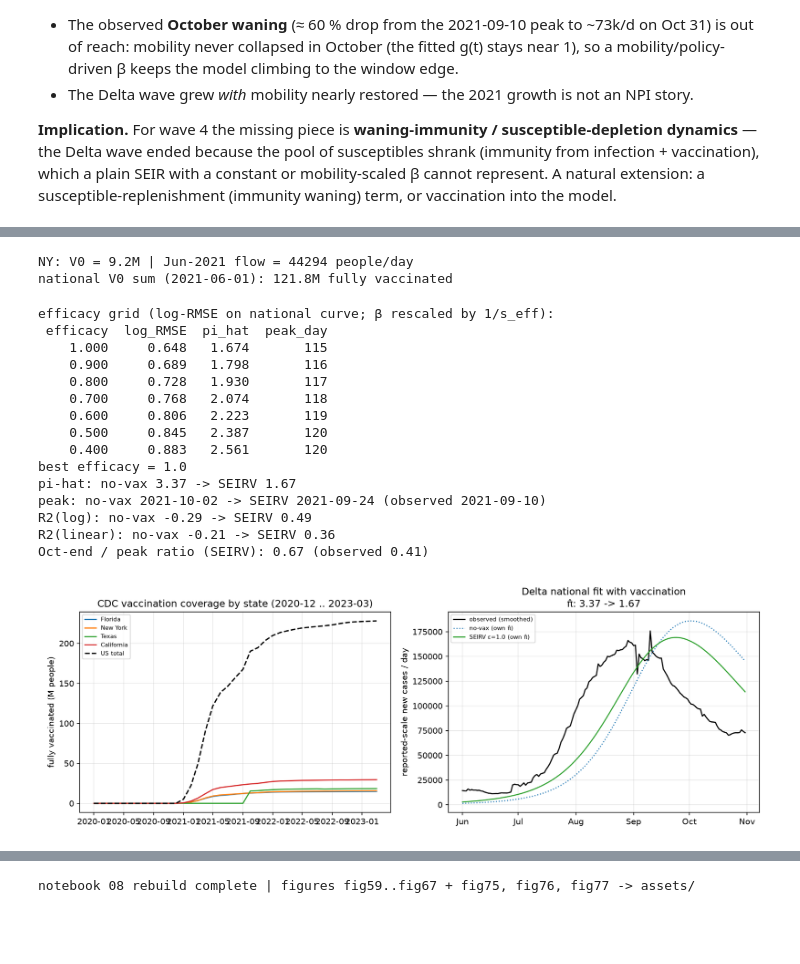
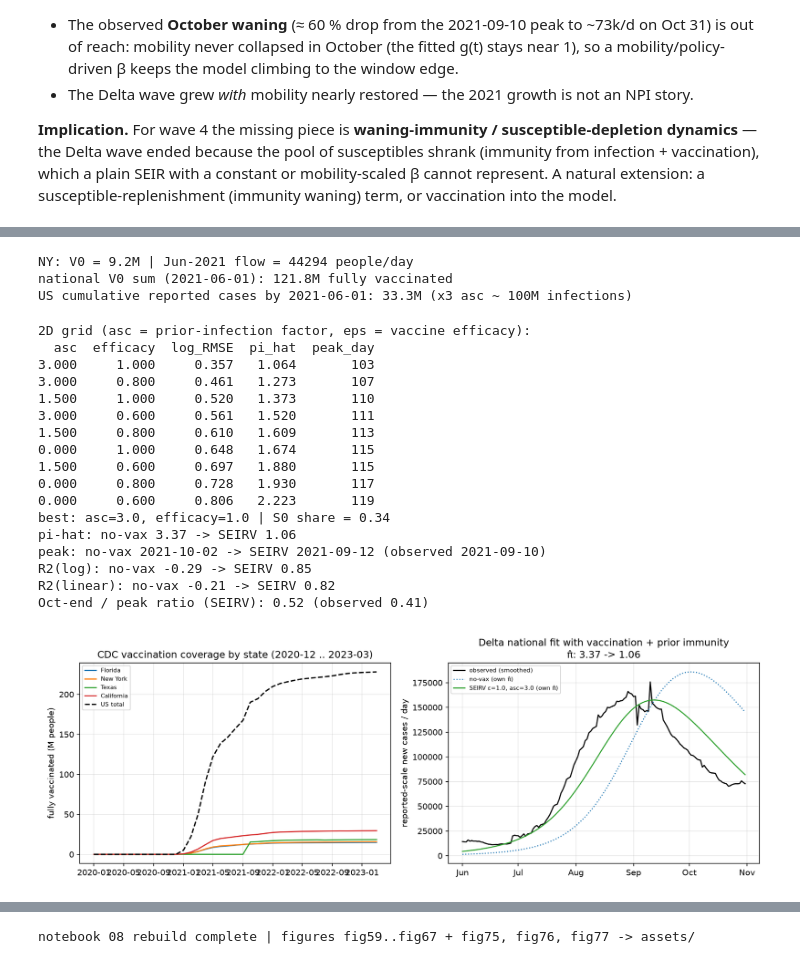
Before and after one commit to Zikai311/US_COVID, a Jupyter notebook: notebooks/08_metapopulation.ipynb, the cells around one changed output, grey strips where cells are left out. Drawn from its saved outputs; the diff is of its cells as text; code cells hidden in the pictures; blank space fills up the shorter version.

Commit message:
nb08 §8.14: prior-infection immunity (R_init, asc=3); final Delta fit R2(log) +0.85, peak 09-12, pi-hat 1.06

```diff
--- a/notebooks/08_metapopulation.ipynb
+++ b/notebooks/08_metapopulation.ipynb
@@ -876,20 +878,31 @@ V0_raw = {s: float(cum.loc[s, '2021-05']) for s in JURISDICTIONS}  # cumulative
 print('NY: V0 = %.1fM | Jun-2021 flow = %.0f people/day'
       % (V0_raw['NY'] / 1e6, flow[JURISDICTIONS.index('NY'), 17]))
 print('national V0 sum (2021-06-01): %.1fM fully vaccinated' % (sum(V0_raw.values()) / 1e6))
+
+# prior-infection immunity: cumulative reported cases up to 2021-05-31
+us['cum_cases'] = us.groupby('state')['new_cases'].cumsum()
+prior_cases = us[us.date <= pd.Timestamp('2021-05-31')].groupby('state')['cum_cases'].max()
+print('US cumulative reported cases by 2021-06-01: %.1fM (x3 asc ~ %.0fM infections)'
+      % (prior_cases.sum() / 1e6, 3 * prior_cases.sum() / 1e6))
 # %% [output]
 NY: V0 = 9.2M | Jun-2021 flow = 44294 people/day
 national V0 sum (2021-06-01): 121.8M fully vaccinated
+US cumulative reported cases by 2021-06-01: 33.3M (x3 asc ~ 100M infections)
 # %%
-def run_vax(eps):
-    # β was fitted from June slopes under no-vaccination; removing ε·V0 from S
-    # would slow the fitted growth, so compensate: β_i' = β_i / s_eff_i
+def run_vax(eps, asc):
+    # β was fitted from Jul-Aug slopes under no vaccination; removing
+    # ε·V0 + asc·prior from S slows the fitted growth, so compensate:
+    # β_i' = β_i / s_eff_i  (s_eff = susceptible share at window start)
     V0 = {s: v * eps for s, v in V0_raw.items()}
-    s_eff = np.array([1.0 - V0[s] / CENSUS_POPULATIONS[s] for s in JURISDICTIONS])
+    R0init = {s: float(prior_cases.get(CODE_TO_NAME[s], 0)) * asc for s in JURISDICTIONS}
+    s_eff = np.array([1.0 - (V0[s] + R0init[s]) / CENSUS_POPULATIONS[s]
+                      for s in JURISDICTIONS])
     beta_v = bs.values / s_eff
     m = FusedMetapopulationSEIR(
         JURISDICTIONS, CENSUS_POPULATIONS, W_cal, mu0, s_func,
         k_vals, P_k, beta=beta_v, sigma=sigma, gamma=gamma,
-        months=months, vac_flow=flow, vac_efficacy=eps, V0_dict=V0)
+        months=months, vac_flow=flow, vac_efficacy=eps, V0_dict=V0,
+        R_init_dict=R0init)
     m.simulate(TMAX, I0, E0, t0=T0)
     ni = m.daily_new_infections().sum(0)
     ph = ni.sum() / nat_obs.sum()
@@ -898,15 +911,16 @@ def run_vax(eps):
     return ni, ph, rm, pk, m
 
 rows = []
-ni0, ph0, rm0, pk0, _ = run_vax(0.0)     # no vaccination (baseline)
-for eps in np.arange(0.4, 1.01, 0.1):
-    ni, ph, rm, pk, m = run_vax(eps)
-    rows.append((eps, rm, ph, pk))
-vax_grid = pd.DataFrame(rows, columns=['efficacy', 'log_RMSE', 'pi_hat', 'peak_day'])
-print('efficacy grid (log-RMSE on national curve; β rescaled by 1/s_eff):')
+ni0, ph0, rm0, pk0, _ = run_vax(0.0, 0.0)   # no vaccination (baseline)
+for asc in (0.0, 1.5, 3.0):
+    for eps in (0.6, 0.8, 1.0):
+        ni, ph, rm, pk, m = run_vax(eps, asc)
+        rows.append((asc, eps, rm, ph, pk))
+vax_grid = pd.DataFrame(rows, columns=['asc', 'efficacy', 'log_RMSE', 'pi_hat', 'peak_day'])
+print('2D grid (asc = prior-infection factor, eps = vaccine efficacy):')
 print(vax_grid.sort_values('log_RMSE').to_string(index=False, float_format=lambda v: f'{v:.3f}'))
 best = vax_grid.sort_values('log_RMSE').iloc[0]
-ni2, ph2, rm2, pk2, mvax = run_vax(float(best.efficacy))
+ni2, ph2, rm2, pk2, mvax = run_vax(float(best.efficacy), float(best.asc))
 nat2v = ni2
 
 r2l0 = 1 - np.sum((np.log(ni0 / ph0 + 1) - np.log(nat_obs + 1)) ** 2) / np.sum((np.log(nat_obs + 1) - np.log(nat_obs + 1).mean()) ** 2)
@@ -914,7 +928,9 @@ r2l2 = 1 - np.sum((np.log(nat2v / ph2 + 1) - np.log(nat_obs + 1)) ** 2) / np.sum
 r2v0 = 1 - np.sum((ni0 / ph0 - nat_obs) ** 2) / np.sum((nat_obs - nat_obs.mean()) ** 2)
 r2v2 = 1 - np.sum((nat2v / ph2 - nat_obs) ** 2) / np.sum((nat_obs - nat_obs.mean()) ** 2)
 pk_o = nat_obs_all.loc[dates].idxmax()
-print(f'best efficacy = {best.efficacy:.1f}')
+s0_share = np.mean(np.array([1.0 - (V0_raw[s] * best.efficacy + float(prior_cases.get(CODE_TO_NAME[s], 0)) * best.asc)
+                             / CENSUS_POPULATIONS[s] for s in JURISDICTIONS]))
+print(f'best: asc={best.asc:.1f}, efficacy={best.efficacy:.1f} | S0 share = {s0_share:.2f}')
 print(f'pi-hat: no-vax {ph0:.2f} -> SEIRV {ph2:.2f}')
 print(f'peak: no-vax {dates[pk0].date()} -> SEIRV {dates[pk2].date()} (observed {pk_o.date()})')
 print(f'R2(log): no-vax {r2l0:.2f} -> SEIRV {r2l2:.2f}')
@@ -922,42 +938,46 @@ print(f'R2(linear): no-vax {r2v0:.2f} -> SEIRV {r2v2:.2f}')
 oct_ratio = float(nat2v[-1] / nat2v[int(np.argmax(nat2v))])
 print(f'Oct-end / peak ratio (SEIRV): {oct_ratio:.2f} (observed {nat_obs[-1]/nat_obs.max():.2f})')
 # %% [output]
-efficacy grid (log-RMSE on national curve; β rescaled by 1/s_eff):
- efficacy  log_RMSE  pi_hat  peak_day
-    1.000     0.648   1.674       115
-    0.900     0.689   1.798       116
-    0.800     0.728   1.930       117
-    0.700     0.768   2.074       118
-    0.600     0.806   2.223       119
-    0.500     0.845   2.387       120
-    0.400     0.883   2.561       120
-best efficacy = 1.0
-pi-hat: no-vax 3.37 -> SEIRV 1.67
-peak: no-vax 2021-10-02 -> SEIRV 2021-09-24 (observed 2021-09-10)
-R2(log): no-vax -0.29 -> SEIRV 0.49
-R2(linear): no-vax -0.21 -> SEIRV 0.36
-Oct-end / peak ratio (SEIRV): 0.67 (observed 0.41)
+2D grid (asc = prior-infection factor, eps = vaccine efficacy):
+  asc  efficacy  log_RMSE  pi_hat  peak_day
+3.000     1.000     0.357   1.064       103
+3.000     0.800     0.461   1.273       107
+1.500     1.000     0.520   1.373       110
+3.000     0.600     0.561   1.520       111
+1.500     0.800     0.610   1.609       113
+0.000     1.000     0.648   1.674       115
+1.500     0.600     0.697   1.880       115
+0.000     0.800     0.728   1.930       117
+0.000     0.600     0.806   2.223       119
+best: asc=3.0, efficacy=1.0 | S0 share = 0.34
+pi-hat: no-vax 3.37 -> SEIRV 1.06
+peak: no-vax 2021-10-02 -> SEIRV 2021-09-12 (observed 2021-09-10)
+R2(log): no-vax -0.29 -> SEIRV 0.85
+R2(linear): no-vax -0.21 -> SEIRV 0.82
+Oct-end / peak ratio (SEIRV): 0.52 (observed 0.41)
 # %%
 fig, axes = plt.subplots(1, 2, figsize=(12.5, 4.4))
 sel = ['Florida', 'New York', 'Texas', 'California']
 for name in sel:
     code = NAME_TO_CODE[name]
     ser = cum.loc[code].copy(); ser.index = [pd.Period(m, 'M').to_timestamp() for m in ser.index]
     axes[0].plot(ser.index, ser.values / 1e6, lw=1.4, label=name)
 nat_ser = cum.sum(0); nat_ser.index = [pd.Period(m, 'M').to_timestamp() for m in nat_ser.index]
 axes[0].plot(nat_ser.index, nat_ser.values / 1e6, 'k--', lw=1.6, label='US total')
 axes[0].set_ylabel('fully vaccinated (M people)')
 axes[0].set_title('CDC vaccination coverage by state (2020-12 .. 2023-03)')
 axes[0].legend(fontsize=7); axes[0].grid(alpha=0.3)
 axes[1].plot(dates, nat_obs, lw=1.4, color='k', label='observed (smoothed)')
 axes[1].plot(dates, ni0 / ph0, lw=1.3, color='C0', ls=':', label='no-vax (own π̂)')
-axes[1].plot(dates, nat2v / ph2, lw=1.3, color='C2', label=f'SEIRV ε={best.efficacy:.1f} (own π̂)')
+axes[1].plot(dates, nat2v / ph2, lw=1.3, color='C2',
+             label=f'SEIRV ε={best.efficacy:.1f}, asc={best.asc:.1f} (own π̂)')
 axes[1].set_ylabel('reported-scale new cases / day')
-axes[1].set_title(f'Delta national fit with vaccination\nπ̂: {ph0:.2f} -> {ph2:.2f}')
+axes[1].set_title(f'Delta national fit with vaccination + prior immunity\n'
+                  f'π̂: {ph0:.2f} -> {ph2:.2f}')
 axes[1].xaxis.set_major_formatter(mdates.DateFormatter('%b'))
 axes[1].legend(fontsize=7); axes[1].grid(alpha=0.3)
 plt.tight_layout()
 plt.savefig(f'{ASSETS}/fig77_seirv_fit.png'); plt.show()
 show_fig(f'{ASSETS}/fig77_seirv_fit.png')
 # %% [output]
-[figure, old version]
+[figure, new version]
```
Also changed, not shown: parts of 4 cells of this notebook, 4 other files.
